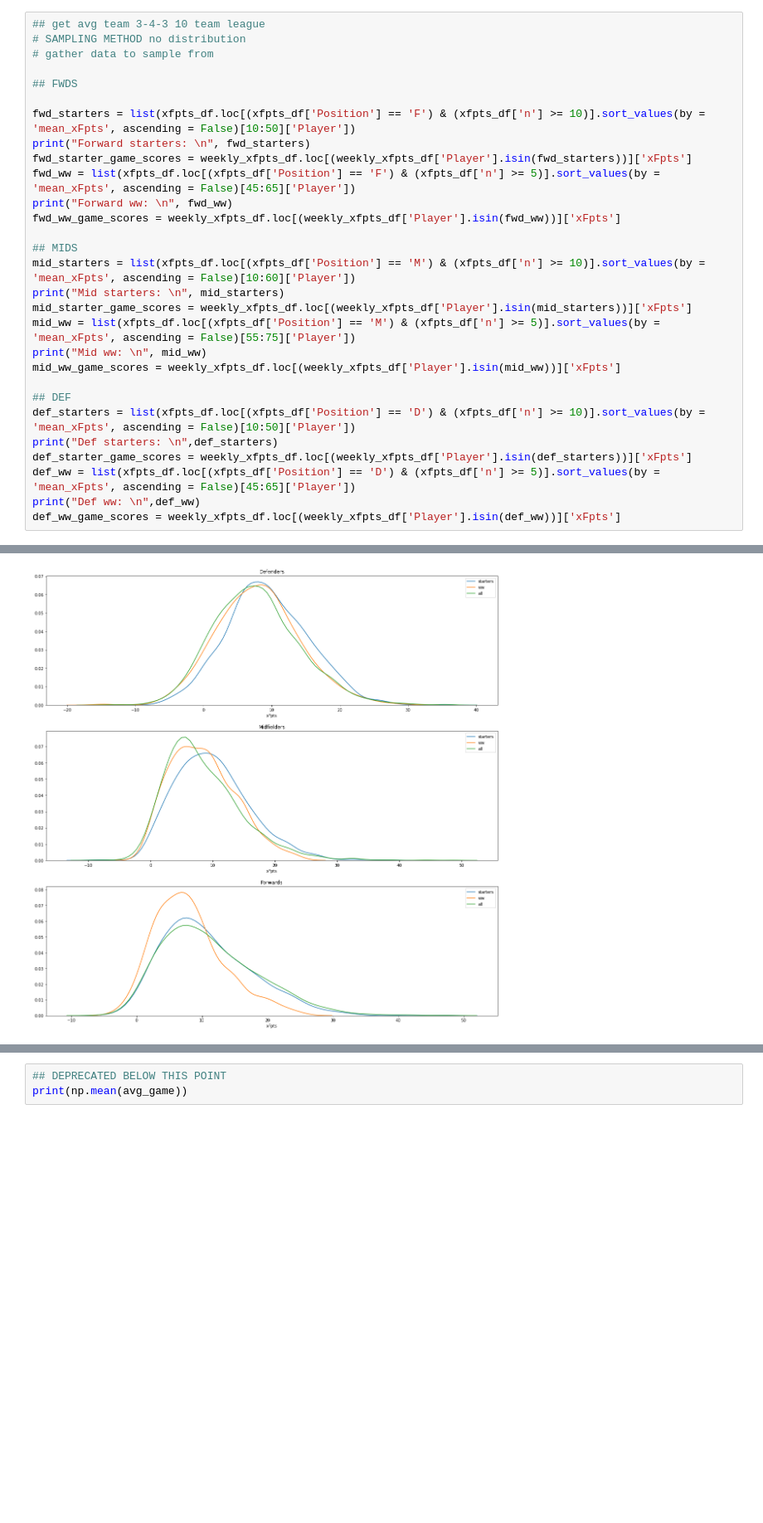
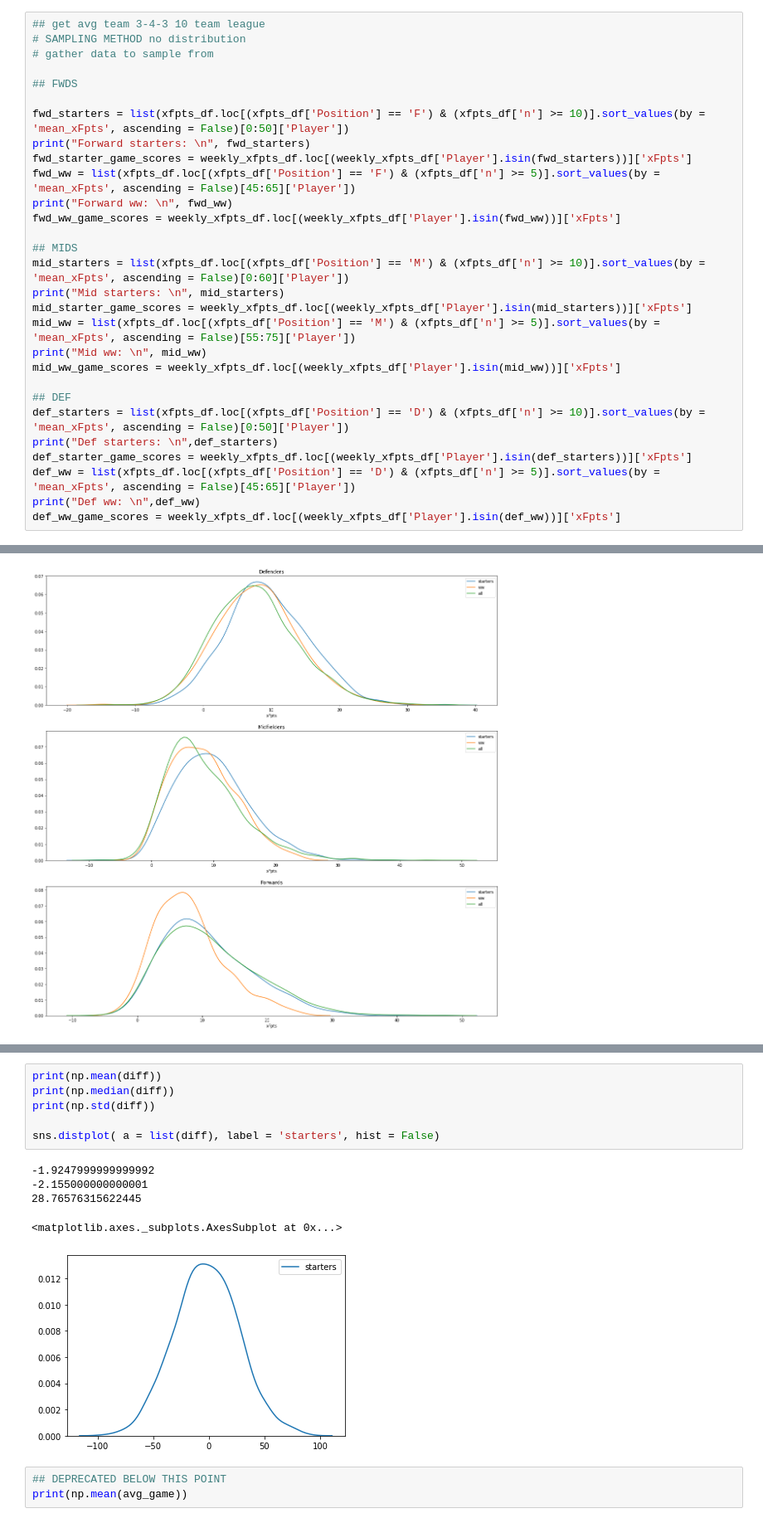
Before and after one commit to azernik/overthinking_football, a Jupyter notebook: experimental_scripts/xfpts_war.separate_sims.ipynb, the cells around one changed output, grey strips where cells are left out. Shown at 83% size. Saved outputs shown, nothing was run; the diff lists cells and outputs as text; blank space fills up the shorter version.

Commit message:
dist diff

```diff
--- a/experimental_scripts/xfpts_war.separate_sims.ipynb
+++ b/experimental_scripts/xfpts_war.separate_sims.ipynb
@@ -22,7 +22,7 @@ num_sample = 1000
 
 ## FWDS
 
-fwd_starters = list(xfpts_df.loc[(xfpts_df['Position'] == 'F') & (xfpts_df['n'] >= 10)].sort_values(by = 'mean_xFpts', ascending = False)[10:50]['Player'])
+fwd_starters = list(xfpts_df.loc[(xfpts_df['Position'] == 'F') & (xfpts_df['n'] >= 10)].sort_values(by = 'mean_xFpts', ascending = False)[0:50]['Player'])
 print("Forward starters: \n", fwd_starters)
 fwd_starter_game_scores = weekly_xfpts_df.loc[(weekly_xfpts_df['Player'].isin(fwd_starters))]['xFpts']
 fwd_ww = list(xfpts_df.loc[(xfpts_df['Position'] == 'F') & (xfpts_df['n'] >= 5)].sort_values(by = 'mean_xFpts', ascending = False)[45:65]['Player'])
@@ -30,7 +30,7 @@ print("Forward ww: \n", fwd_ww)
 fwd_ww_game_scores = weekly_xfpts_df.loc[(weekly_xfpts_df['Player'].isin(fwd_ww))]['xFpts']
 
 ## MIDS
-mid_starters = list(xfpts_df.loc[(xfpts_df['Position'] == 'M') & (xfpts_df['n'] >= 10)].sort_values(by = 'mean_xFpts', ascending = False)[10:60]['Player'])
+mid_starters = list(xfpts_df.loc[(xfpts_df['Position'] == 'M') & (xfpts_df['n'] >= 10)].sort_values(by = 'mean_xFpts', ascending = False)[0:60]['Player'])
 print("Mid starters: \n", mid_starters)
 mid_starter_game_scores = weekly_xfpts_df.loc[(weekly_xfpts_df['Player'].isin(mid_starters))]['xFpts']
 mid_ww = list(xfpts_df.loc[(xfpts_df['Position'] == 'M') & (xfpts_df['n'] >= 5)].sort_values(by = 'mean_xFpts', ascending = False)[55:75]['Player'])
@@ -38,7 +38,7 @@ print("Mid ww: \n", mid_ww)
 mid_ww_game_scores = weekly_xfpts_df.loc[(weekly_xfpts_df['Player'].isin(mid_ww))]['xFpts']
 
 ## DEF
-def_starters = list(xfpts_df.loc[(xfpts_df['Position'] == 'D') & (xfpts_df['n'] >= 10)].sort_values(by = 'mean_xFpts', ascending = False)[10:50]['Player'])
+def_starters = list(xfpts_df.loc[(xfpts_df['Position'] == 'D') & (xfpts_df['n'] >= 10)].sort_values(by = 'mean_xFpts', ascending = False)[0:50]['Player'])
 print("Def starters: \n",def_starters)
 def_starter_game_scores = weekly_xfpts_df.loc[(weekly_xfpts_df['Player'].isin(def_starters))]['xFpts']
 def_ww = list(xfpts_df.loc[(xfpts_df['Position'] == 'D') & (xfpts_df['n'] >= 5)].sort_values(by = 'mean_xFpts', ascending = False)[45:65]['Player'])
@@ -262,3 +263,15 @@ df.to_csv("player_war_trial_elite_included_starters.csv")
+# %%
+print(np.mean(diff))
+print(np.median(diff))
+print(np.std(diff))
+
+sns.distplot( a = list(diff), label = 'starters', hist = False)
+# %% [output]
+-1.9247999999999992
+-2.155000000000001
+28.76576315622445
+<matplotlib.axes._subplots.AxesSubplot at 0x...>
+[figure, added]
 # %%
 ## DEPRECATED BELOW THIS POINT
 print(np.mean(avg_game))
```
Also changed, not shown: parts of 4 cells of this notebook, 4 other files.
